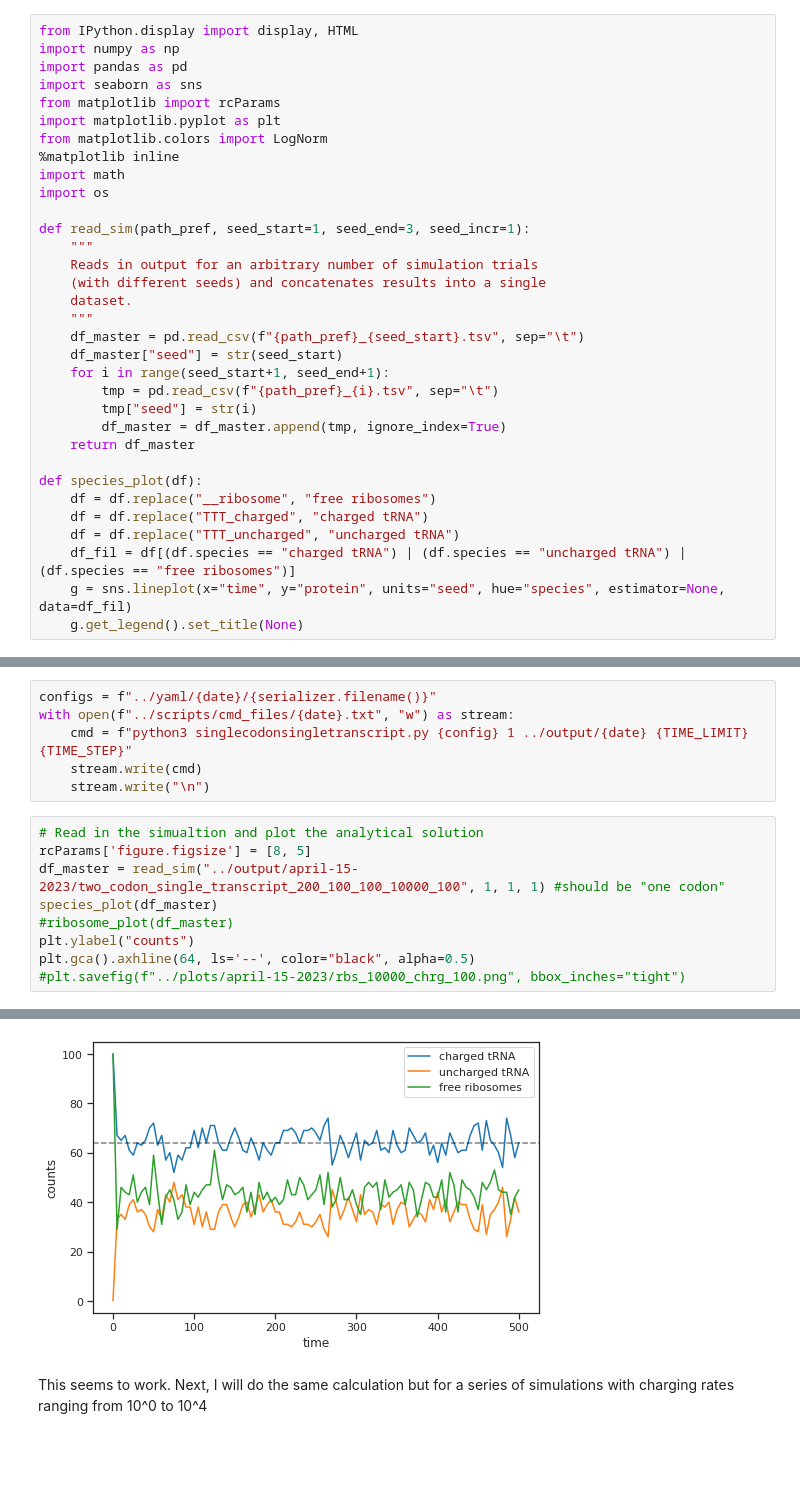
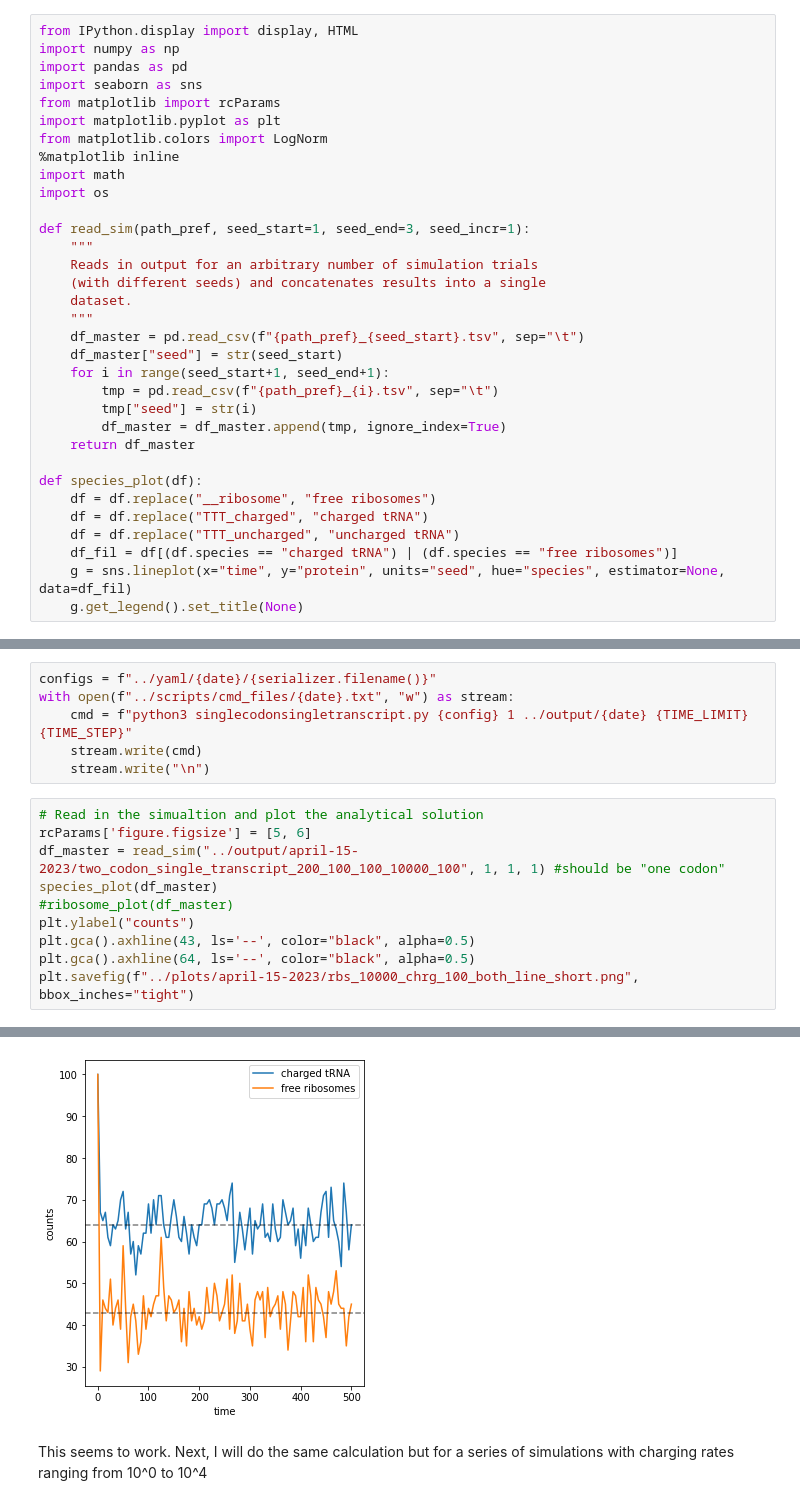
Before and after one commit to alexismhill3/tRNA-dynamics, a Jupyter notebook: notebooks/single_codon.ipynb, the cells around one changed output, grey strips where cells are left out. Cells and saved outputs as stored; diff of their text form; blank space fills up the shorter version.

Commit message:
add last set of plots for group mtg

```diff
--- a/notebooks/single_codon.ipynb
+++ b/notebooks/single_codon.ipynb
@@ -28,7 +28,7 @@ def species_plot(df):
     df = df.replace("__ribosome", "free ribosomes")
     df = df.replace("TTT_charged", "charged tRNA")
     df = df.replace("TTT_uncharged", "uncharged tRNA")
-    df_fil = df[(df.species == "charged tRNA") | (df.species == "uncharged tRNA") | (df.species == "free ribosomes")]
+    df_fil = df[(df.species == "charged tRNA") | (df.species == "free ribosomes")]
     g = sns.lineplot(x="time", y="protein", units="seed", hue="species", estimator=None, data=df_fil)
     g.get_legend().set_title(None)
 # %%
@@ -151,11 +151,12 @@ with open(f"../scripts/cmd_files/{date}.txt", "w") as stream:
     stream.write("\n")
 # %%
 # Read in the simualtion and plot the analytical solution
-rcParams['figure.figsize'] = [8, 5]
+rcParams['figure.figsize'] = [5, 6]
 df_master = read_sim("../output/april-15-2023/two_codon_single_transcript_200_100_100_10000_100", 1, 1, 1) #should be "one codon"
 species_plot(df_master)
 #ribosome_plot(df_master)
 plt.ylabel("counts")
+plt.gca().axhline(43, ls='--', color="black", alpha=0.5)
 plt.gca().axhline(64, ls='--', color="black", alpha=0.5)
-#plt.savefig(f"../plots/april-15-2023/rbs_10000_chrg_100.png", bbox_inches="tight")
+plt.savefig(f"../plots/april-15-2023/rbs_10000_chrg_100_both_line_short.png", bbox_inches="tight")
 # %% [output]
@@ -163,4 +163,4 @@ plt.gca().axhline(64, ls='--', color="black", alpha=0.5)
-[figure, old version]
+[figure, new version]
 # %% [markdown]
 This seems to work. Next, I will do the same calculation but for a series of simulations with charging rates ranging from 10^0 to 10^4
 # %%
```
Also changed, not shown: parts of 3 cells of this notebook, 6 other files.
